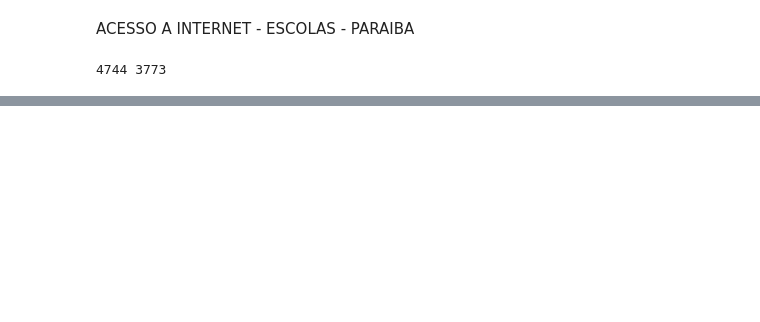
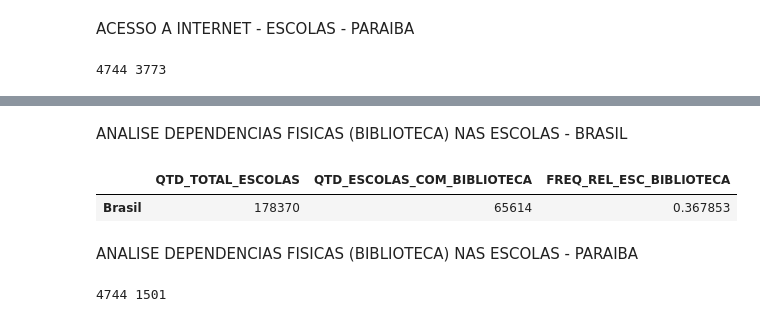
Before and after one commit to analluvias/dashboard, a Jupyter notebook: dashboard.ipynb, the cells around one changed output, grey strips where cells are left out. Drawn from its saved outputs; the diff is of its cells as text; code cells hidden in the pictures; blank space fills up the shorter version.

```diff
--- a/dashboard.ipynb
+++ b/dashboard.ipynb
@@ -496,0 +545,24 @@ dados_escolas_internet_pb
+# %% [markdown]
+ANALISE DEPENDENCIAS FISICAS (BIBLIOTECA) NAS ESCOLAS - BRASIL
+# %%
+dados_escolas_bib_brasil = [[hfreq_bib["QTD_TOTAL_ESCOLAS"].sum(), hfreq_bib["QTD_ESCOLAS_COM_BIBLIOTECA"].sum(), hfreq_bib["QTD_ESCOLAS_COM_BIBLIOTECA"].sum()/hfreq_bib["QTD_TOTAL_ESCOLAS"].sum()]]
+
+dados_escolas_bib_brasil  = pd.DataFrame(dados_escolas_bib_brasil, columns=['QTD_TOTAL_ESCOLAS', 'QTD_ESCOLAS_COM_BIBLIOTECA', 'FREQ_REL_ESC_BIBLIOTECA'])
+
+dados_escolas_bib_brasil.rename(index={0:'Brasil'},inplace=True)
+
+dados_escolas_bib_brasil
+# %% [output]
+|  | QTD_TOTAL_ESCOLAS | QTD_ESCOLAS_COM_BIBLIOTECA | FREQ_REL_ESC_BIBLIOTECA |
+| Brasil | 178370 | 65614 | 0.367853 |
+# %% [markdown]
+ANALISE DEPENDENCIAS FISICAS (BIBLIOTECA) NAS ESCOLAS - PARAIBA
+# %%
+df_PB = df[df["NO_UF"]=="Paraíba"]
+total_esc_pb = len(df_PB)
+pb = df_PB[df_PB["IN_BIBLIOTECA"] == 1]
+total_bib_pb = len(pb)
+
+print(total_esc_pb, total_bib_pb)
+# %% [output]
+4744 1501
```
Also changed, not shown: parts of 8 cells of this notebook.
